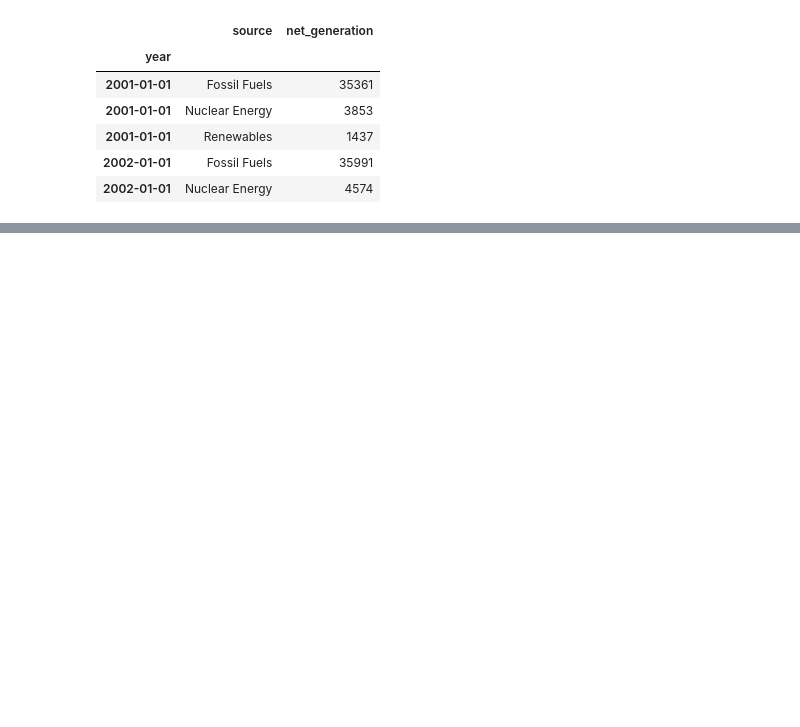
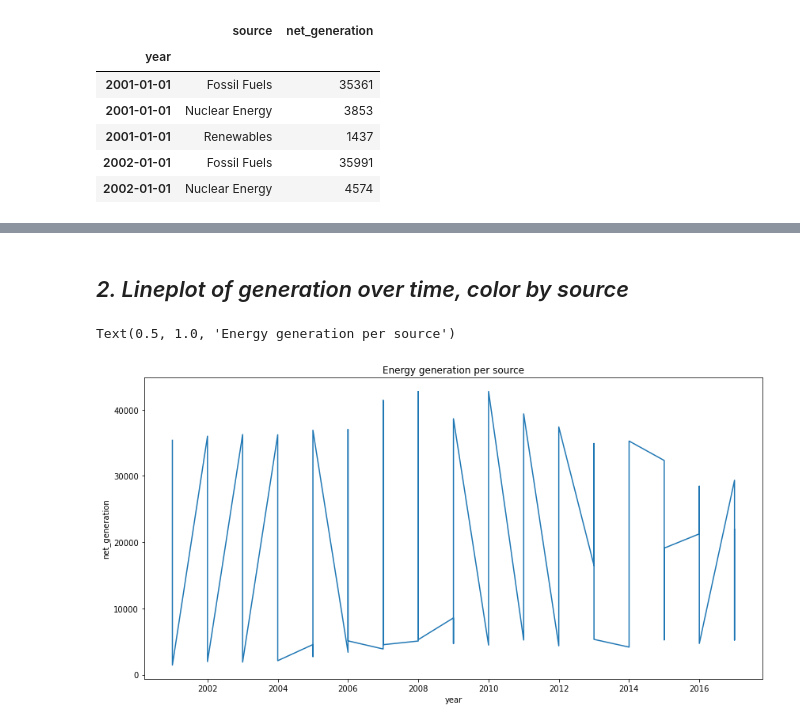
Before and after one commit to Severina7/time_series_exercises, a Jupyter notebook: working_with_time_series_data.ipynb, the cells around one changed output, grey strips where cells are left out. Saved outputs shown, nothing was run; the diff lists cells and outputs as text; code cells hidden in the pictures; blank space fills up the shorter version.

```diff
--- a/working_with_time_series_data.ipynb
+++ b/working_with_time_series_data.ipynb
@@ -582,0 +583,5 @@ iae.head()
+# %%
+# Creating a column with the total year consumption
+
+iae['year_total'] = iae.net_generation.resample('YS').sum()
+iae.head()
@@ -583,2 +596,3 @@ iae.head()
 # %%
-# iae['year_percent'] =
+iae['year_percent'] = iae.net_generation/iae.year_total
+iae.head()
@@ -584,0 +607,15 @@ iae.head()
+# %% [markdown]
+## *2. Lineplot of generation over time, color by source*
+# %%
+# Using matplotlib is not useful
+
+plt.figure(figsize = (14, 7))
+plt.plot(iae.net_generation)
+plt.xlabel('year')
+plt.ylabel('net_generation')
+plt.title('Energy generation per source')
+
+# Matplotlib is not useful
+# %% [output]
+Text(0.5, 1.0, 'Energy generation per source')
+[figure, added]
```
Also changed, not shown: parts of 18 cells of this notebook.
